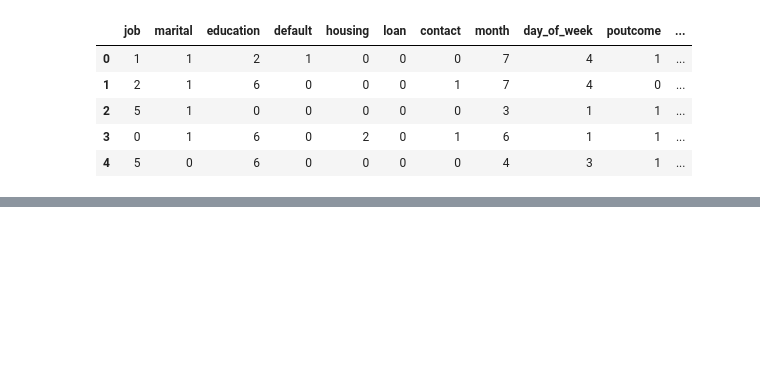
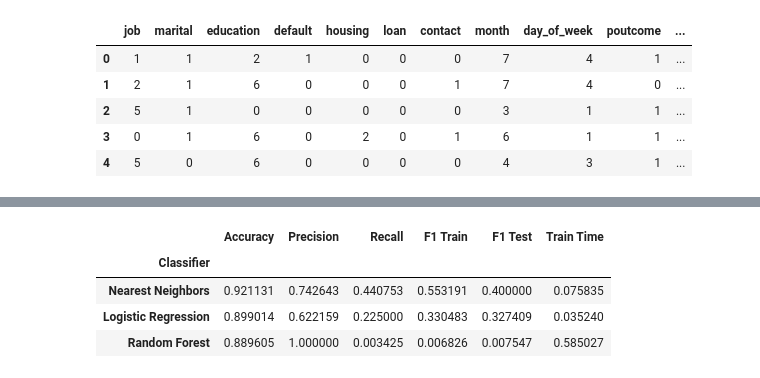
Before and after one commit to rivoni-khoza/Long_term_investment, a Jupyter notebook: long-term_investment_prediction.ipynb, the cells around one changed output, grey strips where cells are left out. Saved outputs shown, nothing was run; the diff lists cells and outputs as text; code cells hidden in the pictures; blank space fills up the shorter version.

```diff
--- a/long-term_investment_prediction.ipynb
+++ b/long-term_investment_prediction.ipynb
@@ -381,0 +462,6 @@ plt.rcParams['figure.figsize'] = (16, 5)
+# %%
+classifiers = [
+    LogisticRegression(),
+    RandomForestClassifier(max_depth=5, n_estimators=100, max_features=1),
+    KNeighborsClassifier(5),
+]
@@ -381,0 +515,8 @@ plt.rcParams['figure.figsize'] = (16, 5)
+# %%
+results.sort_values('F1 Test', ascending=False)
+# %% [output]
+|  | Accuracy | Precision | Recall | F1 Train | F1 Test | Train Time |
+| Classifier |  |  |  |  |  |  |
+| Nearest Neighbors | 0.921131 | 0.742643 | 0.440753 | 0.553191 | 0.400000 | 0.075835 |
+| Logistic Regression | 0.899014 | 0.622159 | 0.225000 | 0.330483 | 0.327409 | 0.035240 |
+| Random Forest | 0.889605 | 1.000000 | 0.003425 | 0.006826 | 0.007547 | 0.585027 |
```
Also changed, not shown: parts of 24 cells of this notebook.
